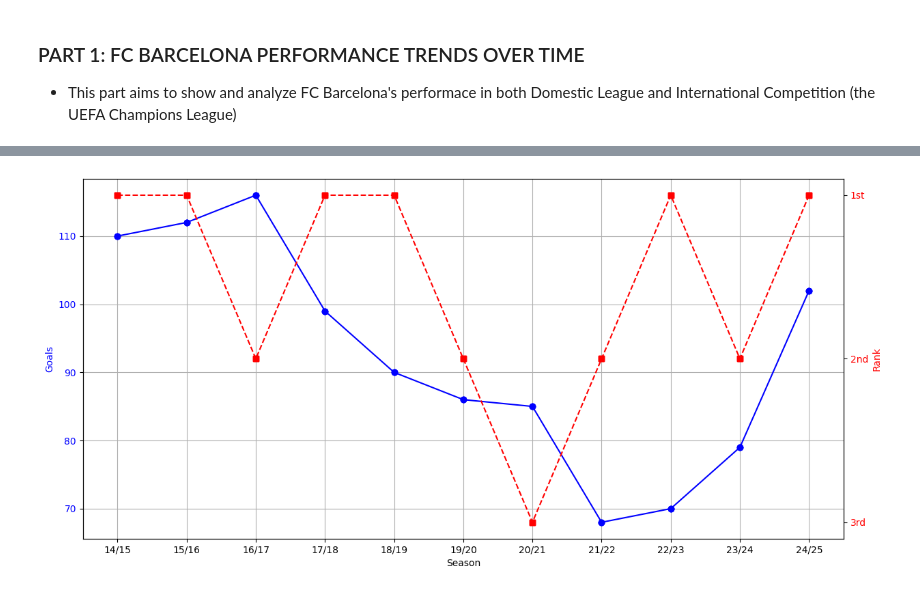
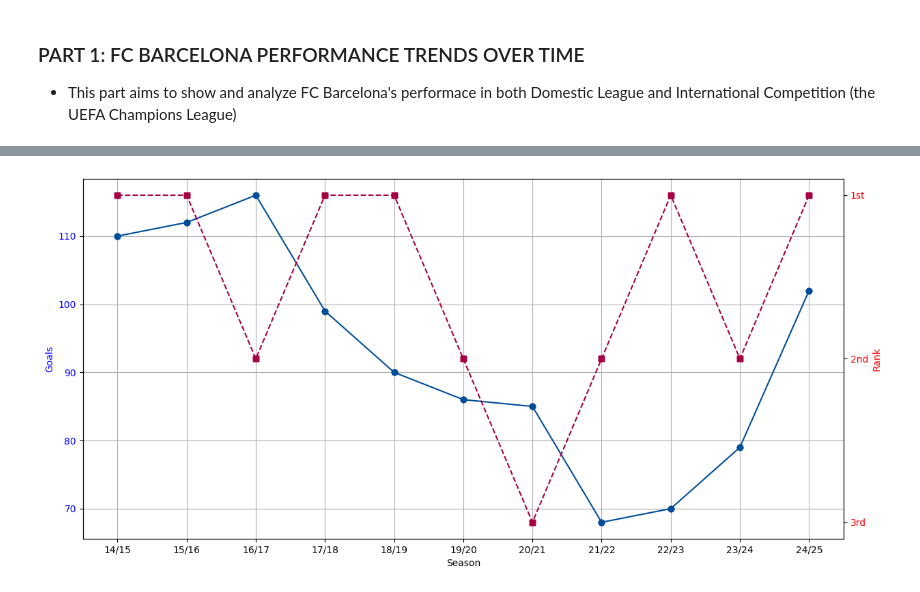
Before and after one commit to linhtran1003/fc-barcelona-performance-analysis, a Jupyter notebook: python_project.ipynb, the cells around one changed output, grey strips where cells are left out. Saved outputs shown, nothing was run; the diff lists cells and outputs as text; code cells hidden in the pictures.

```diff
--- a/python_project.ipynb
+++ b/python_project.ipynb
@@ -74,19 +76,19 @@ merged_df
 # %%
 # stats visualize
-# ========== PLOT 1: Goals & Rank ==========
+## ========== PLOT 1: Goals & Rank ==========
 fig, ax1 = plt.subplots(figsize=(12, 6))
-ax1.plot(merged_df["Season"], merged_df["Total GF"], marker='o', color='blue', label="Total Goals")
+ax1.plot(merged_df["Season"], merged_df["Total GF"], marker='o', color='#004D98', label="Total Goals")
 ax1.set_xlabel("Season")
 ax1.set_ylabel("Goals", color='blue')
 ax1.tick_params(axis='y', labelcolor='blue')
 ax1.grid(True)
 plt.tight_layout()
 
 ax2 = ax1.twinx()
-ax2.plot(merged_df["Season"], merged_df["Domestic Rank"], marker='s', color='red', linestyle="--", label="Rank")
+ax2.plot(merged_df["Season"], merged_df["Domestic Rank"], marker='s', color='#A50044', linestyle="--", label="Rank")
 ax2.set_xlabel("Season")
 ax2.set_ylabel("Rank", color='red')
 ax2.tick_params(axis='y', labelcolor='red')
 ax2.invert_yaxis()
 # %% [output]
-[figure, old version]
+[figure, new version]
```
Also changed, not shown: parts of 19 cells of this notebook.
